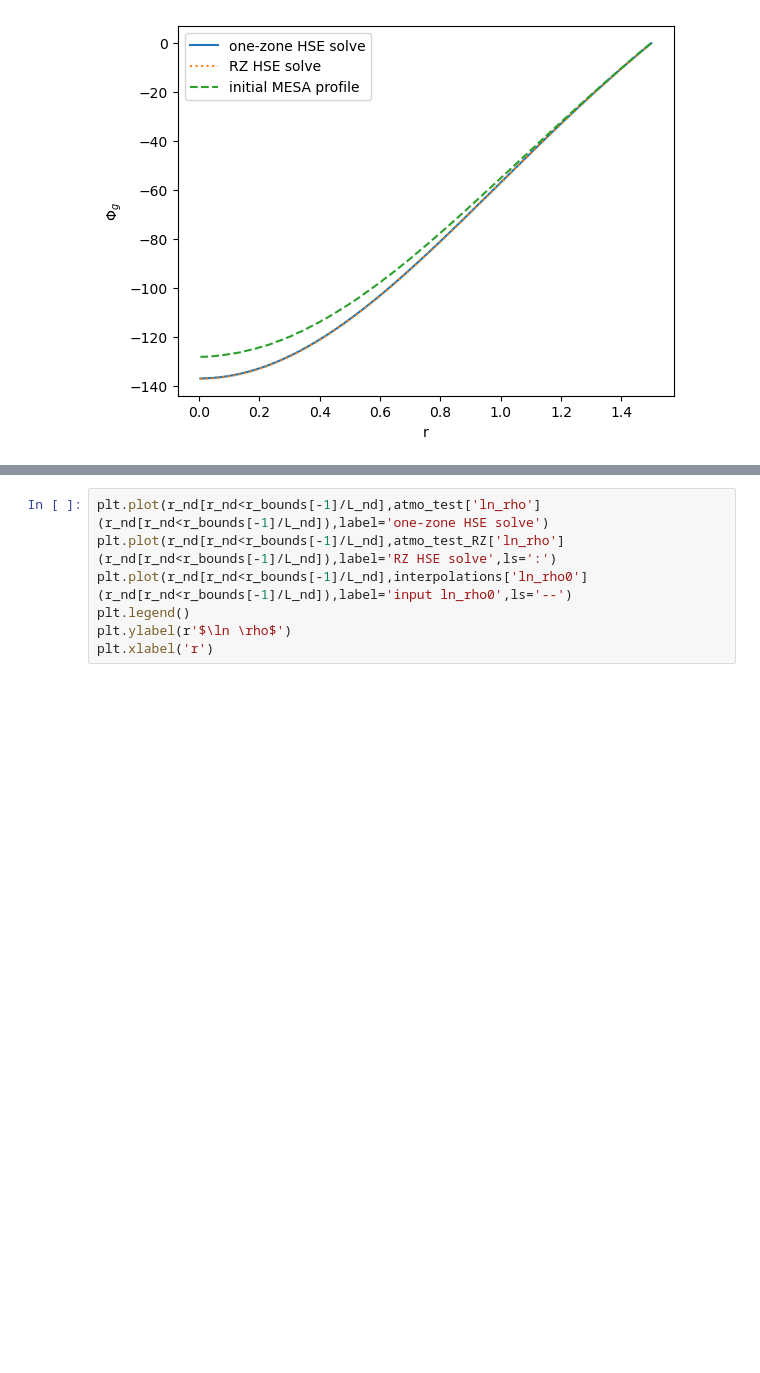
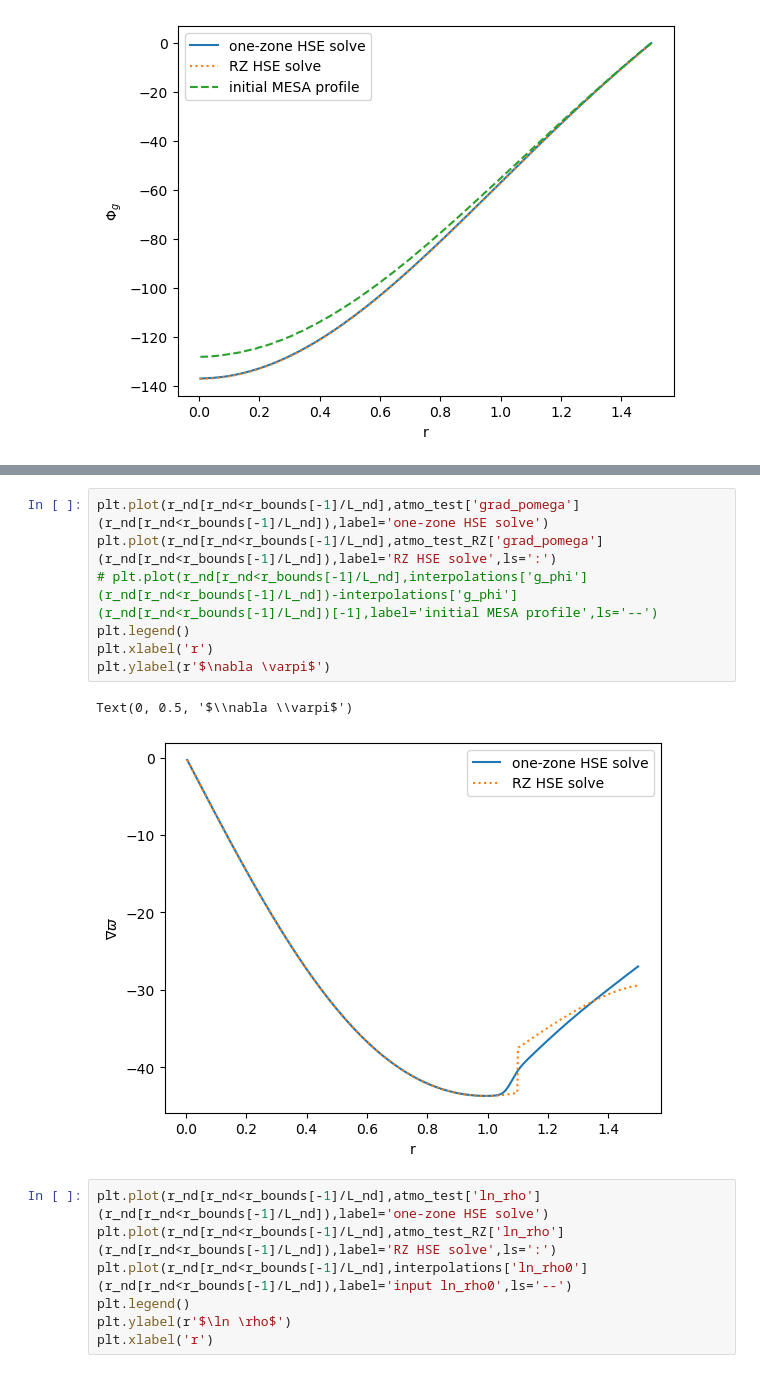
Before and after one commit to samanthacwu/compressible_stars_CP, a Jupyter notebook: examples/massive_star_zams_15msol/analyze_MESA.ipynb, the cells around one changed output, grey strips where cells are left out. Cells and saved outputs as stored; diff of their text form; blank space fills up the shorter version.

```diff
--- a/examples/massive_star_zams_15msol/analyze_MESA.ipynb
+++ b/examples/massive_star_zams_15msol/analyze_MESA.ipynb
@@ -3354,3 +3370,13 @@ Text(0, 0.5, '$\\varpi$')
+# %%
+plt.plot(r_nd[r_nd<r_bounds[-1]/L_nd],atmo_test['grad_pomega'](r_nd[r_nd<r_bounds[-1]/L_nd]),label='one-zone HSE solve')
+plt.plot(r_nd[r_nd<r_bounds[-1]/L_nd],atmo_test_RZ['grad_pomega'](r_nd[r_nd<r_bounds[-1]/L_nd]),label='RZ HSE solve',ls=':')
+# plt.plot(r_nd[r_nd<r_bounds[-1]/L_nd],interpolations['g_phi'](r_nd[r_nd<r_bounds[-1]/L_nd])-interpolations['g_phi'](r_nd[r_nd<r_bounds[-1]/L_nd])[-1],label='initial MESA profile',ls='--')
+plt.legend()
+plt.xlabel('r')
+plt.ylabel(r'$\nabla \varpi$')
+# %% [output]
+Text(0, 0.5, '$\\nabla \\varpi$')
+[figure, added]
 # %%
 plt.plot(r_nd[r_nd<r_bounds[-1]/L_nd],atmo_test['ln_rho'](r_nd[r_nd<r_bounds[-1]/L_nd]),label='one-zone HSE solve')
 plt.plot(r_nd[r_nd<r_bounds[-1]/L_nd],atmo_test_RZ['ln_rho'](r_nd[r_nd<r_bounds[-1]/L_nd]),label='RZ HSE solve',ls=':')
```
Also changed, not shown: parts of 14 cells of this notebook, 2 other files.
